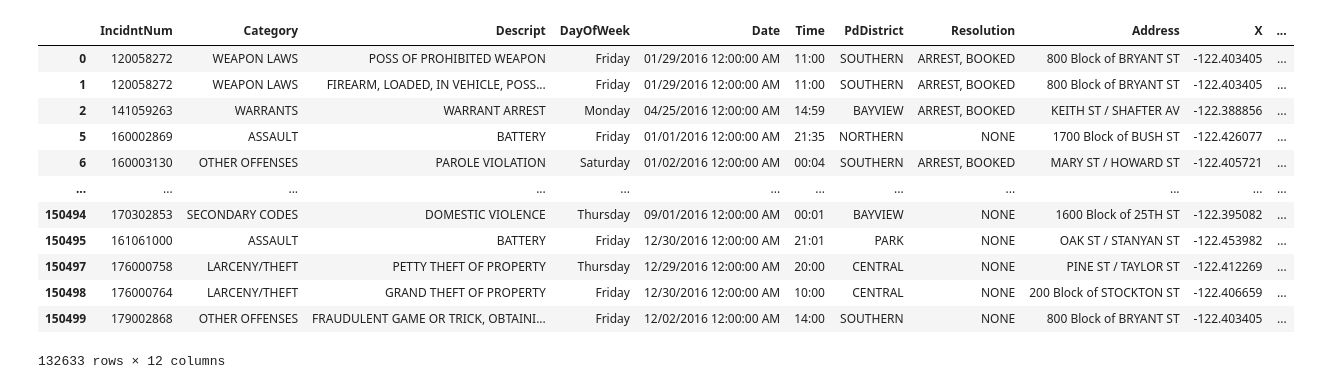
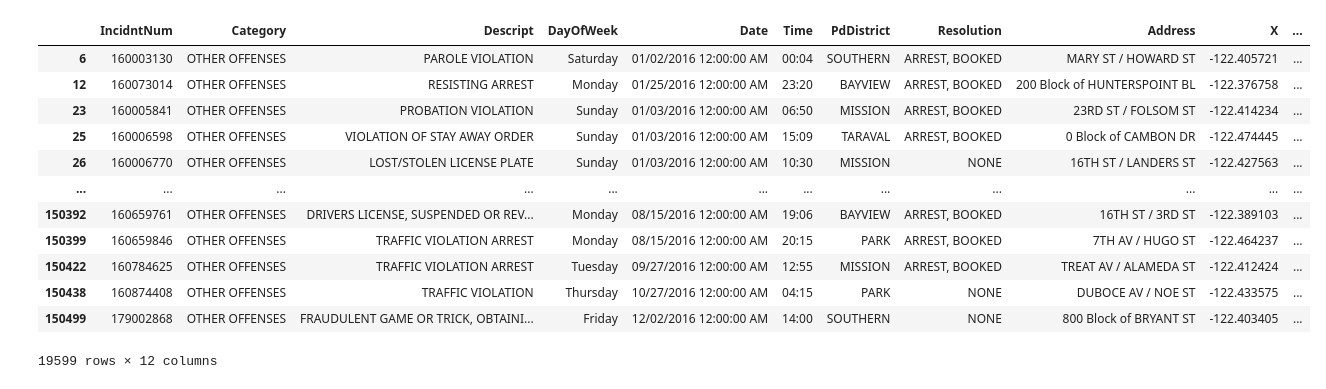
Before and after one commit to michellegillis/SFPD_Crime_Stats_Project, a Jupyter notebook: sf_crime_category.ipynb, the cells around one changed output. Saved outputs shown, nothing was run; the diff lists cells and outputs as text; code cells hidden in the pictures.

```diff
--- a/sf_crime_category.ipynb
+++ b/sf_crime_category.ipynb
@@ -3,21 +3,3 @@ import pandas as pd
 
 csvpath = "Resources/sfpd_incidents_2016.csv"
 sfpd_df = pd.read_csv(csvpath)
-sfpd_clean = sfpd_df.loc[sfpd_df['Category']!= 'NON-CRIMINAL']
-sfpd_clean_df = sfpd_clean.dropna(how='any')
-sfpd_rawdata_clean = sfpd_clean_df.drop(['PdId'], axis = 1)
-sfpd_rawdata_clean
-# %% [output]
-|  | IncidntNum | Category | Descript | DayOfWeek | Date | Time | PdDistrict | Resolution | Address | X | ... |
-| 0 | 120058272 | WEAPON LAWS | POSS OF PROHIBITED WEAPON | Friday | 01/29/2016 12:00:00 AM | 11:00 | SOUTHERN | ARREST, BOOKED | 800 Block of BRYANT ST | -122.403405 | ... |
-| 1 | 120058272 | WEAPON LAWS | FIREARM, LOADED, IN VEHICLE, POSS... | Friday | 01/29/2016 12:00:00 AM | 11:00 | SOUTHERN | ARREST, BOOKED | 800 Block of BRYANT ST | -122.403405 | ... |
-| 2 | 141059263 | WARRANTS | WARRANT ARREST | Monday | 04/25/2016 12:00:00 AM | 14:59 | BAYVIEW | ARREST, BOOKED | KEITH ST / SHAFTER AV | -122.388856 | ... |
-| 5 | 160002869 | ASSAULT | BATTERY | Friday | 01/01/2016 12:00:00 AM | 21:35 | NORTHERN | NONE | 1700 Block of BUSH ST | -122.426077 | ... |
-| 6 | 160003130 | OTHER OFFENSES | PAROLE VIOLATION | Saturday | 01/02/2016 12:00:00 AM | 00:04 | SOUTHERN | ARREST, BOOKED | MARY ST / HOWARD ST | -122.405721 | ... |
-| ... | ... | ... | ... | ... | ... | ... | ... | ... | ... | ... | ... |
-| 150494 | 170302853 | SECONDARY CODES | DOMESTIC VIOLENCE | Thursday | 09/01/2016 12:00:00 AM | 00:01 | BAYVIEW | NONE | 1600 Block of 25TH ST | -122.395082 | ... |
-| 150495 | 161061000 | ASSAULT | BATTERY | Friday | 12/30/2016 12:00:00 AM | 21:01 | PARK | NONE | OAK ST / STANYAN ST | -122.453982 | ... |
-| 150497 | 176000758 | LARCENY/THEFT | PETTY THEFT OF PROPERTY | Thursday | 12/29/2016 12:00:00 AM | 20:00 | CENTRAL | NONE | PINE ST / TAYLOR ST | -122.412269 | ... |
-| 150498 | 176000764 | LARCENY/THEFT | GRAND THEFT OF PROPERTY | Friday | 12/30/2016 12:00:00 AM | 10:00 | CENTRAL | NONE | 200 Block of STOCKTON ST | -122.406659 | ... |
-| 150499 | 179002868 | OTHER OFFENSES | FRAUDULENT GAME OR TRICK, OBTAINI... | Friday | 12/02/2016 12:00:00 AM | 14:00 | SOUTHERN | NONE | 800 Block of BRYANT ST | -122.403405 | ... |
-132633 rows × 12 columns
@@ -27,0 +6,21 @@ sfpd_rawdata_clean
+# %%
+# Cleaned 'Other Offenses' data frame
+sf_other_off = sfpd_df[~sfpd_df['Category'].isin(['NON-CRIMINAL','SECONDARY CODES','WARRANTS','SUICIDE','BRIBERY','EXTORTION','EXTORTION','FAMILY OFFENSES','LOITERING','SEX OFFENSES', 'NON FORCIBLE','BAD CHECKS','GAMBLING','PORNOGRAPHY/OBSCENE MAT','TREA'])]
+other_off_clean = sf_other_off.dropna(how='any')
+other_off_drop = other_off_clean.drop(['PdId'], axis = 1)
+other_off = other_off_drop.loc[other_off_drop["Category"]== "OTHER OFFENSES"]
+other_off
+# %% [output]
+|  | IncidntNum | Category | Descript | DayOfWeek | Date | Time | PdDistrict | Resolution | Address | X | ... |
+| 6 | 160003130 | OTHER OFFENSES | PAROLE VIOLATION | Saturday | 01/02/2016 12:00:00 AM | 00:04 | SOUTHERN | ARREST, BOOKED | MARY ST / HOWARD ST | -122.405721 | ... |
+| 12 | 160073014 | OTHER OFFENSES | RESISTING ARREST | Monday | 01/25/2016 12:00:00 AM | 23:20 | BAYVIEW | ARREST, BOOKED | 200 Block of HUNTERSPOINT BL | -122.376758 | ... |
+| 23 | 160005841 | OTHER OFFENSES | PROBATION VIOLATION | Sunday | 01/03/2016 12:00:00 AM | 06:50 | MISSION | ARREST, BOOKED | 23RD ST / FOLSOM ST | -122.414234 | ... |
+| 25 | 160006598 | OTHER OFFENSES | VIOLATION OF STAY AWAY ORDER | Sunday | 01/03/2016 12:00:00 AM | 15:09 | TARAVAL | ARREST, BOOKED | 0 Block of CAMBON DR | -122.474445 | ... |
+| 26 | 160006770 | OTHER OFFENSES | LOST/STOLEN LICENSE PLATE | Sunday | 01/03/2016 12:00:00 AM | 10:30 | MISSION | NONE | 16TH ST / LANDERS ST | -122.427563 | ... |
+| ... | ... | ... | ... | ... | ... | ... | ... | ... | ... | ... | ... |
+| 150392 | 160659761 | OTHER OFFENSES | DRIVERS LICENSE, SUSPENDED OR REV... | Monday | 08/15/2016 12:00:00 AM | 19:06 | BAYVIEW | ARREST, BOOKED | 16TH ST / 3RD ST | -122.389103 | ... |
+| 150399 | 160659846 | OTHER OFFENSES | TRAFFIC VIOLATION ARREST | Monday | 08/15/2016 12:00:00 AM | 20:15 | PARK | ARREST, BOOKED | 7TH AV / HUGO ST | -122.464237 | ... |
+| 150422 | 160784625 | OTHER OFFENSES | TRAFFIC VIOLATION ARREST | Tuesday | 09/27/2016 12:00:00 AM | 12:55 | MISSION | ARREST, BOOKED | TREAT AV / ALAMEDA ST | -122.412424 | ... |
+| 150438 | 160874408 | OTHER OFFENSES | TRAFFIC VIOLATION | Thursday | 10/27/2016 12:00:00 AM | 04:15 | PARK | NONE | DUBOCE AV / NOE ST | -122.433575 | ... |
+| 150499 | 179002868 | OTHER OFFENSES | FRAUDULENT GAME OR TRICK, OBTAINI... | Friday | 12/02/2016 12:00:00 AM | 14:00 | SOUTHERN | NONE | 800 Block of BRYANT ST | -122.403405 | ... |
+19599 rows × 12 columns
```
Also changed, not shown: parts of 9 cells of this notebook, 1 other file.
